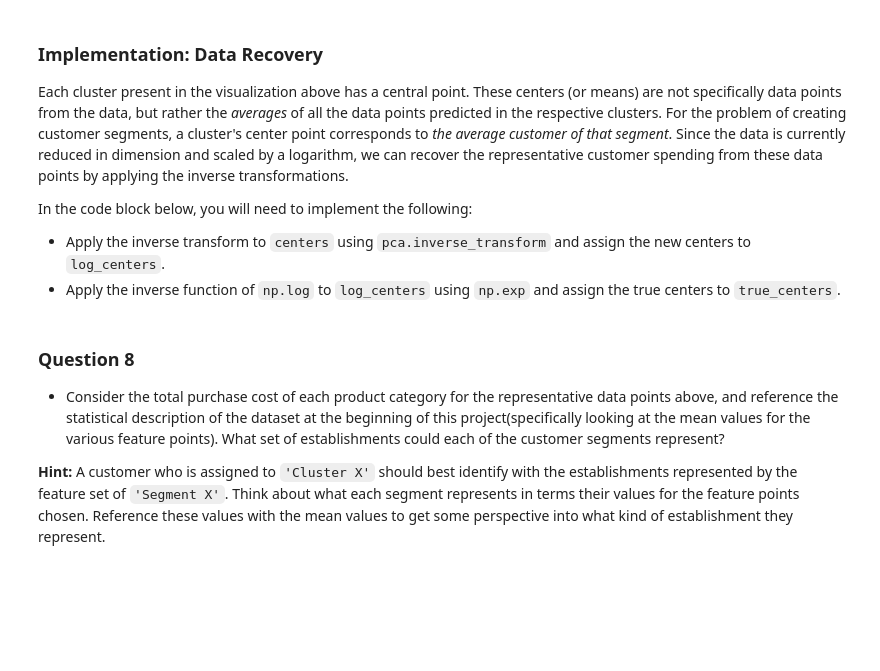
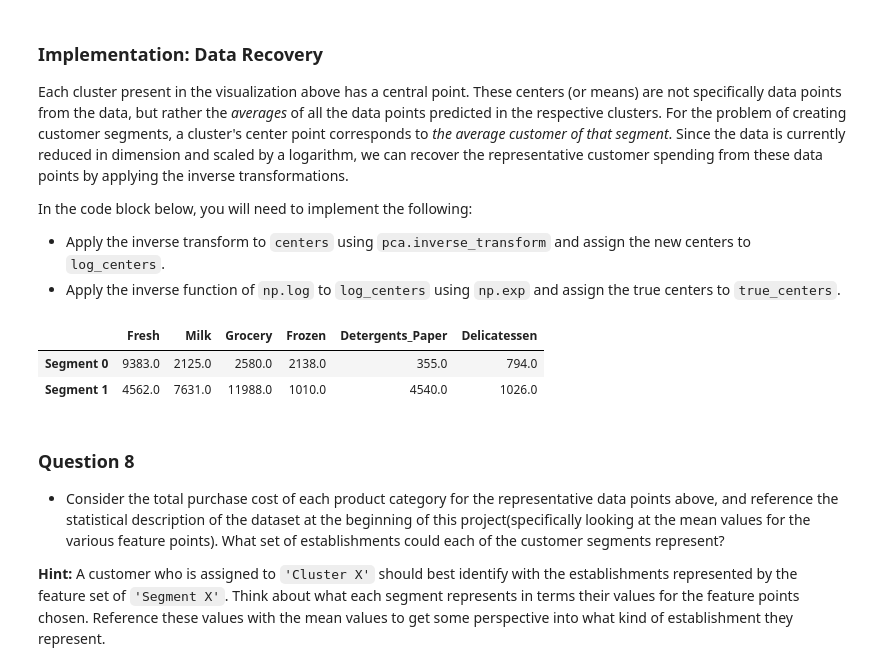
Before and after one commit to huli/mlnd, a Jupyter notebook: customer_segments/customer_segments.ipynb, the cells around one changed output. Drawn from its saved outputs; the diff is of its cells as text; code cells hidden in the pictures; blank space fills up the shorter version.

```diff
--- a/customer_segments/customer_segments.ipynb
+++ b/customer_segments/customer_segments.ipynb
@@ -554,21 +550,22 @@ In the code block below, you will need to implement the following:
    - Assign the silhouette score to `score` and print the result.
 # %%
 from sklearn.mixture import GaussianMixture
+from sklearn.metrics import silhouette_score
 
 # Apply your clustering algorithm of choice to the reduced data
-clusterer = GaussianMixture(n_components=4).fit(reduced_data)
+clusterer = GaussianMixture(n_components=2).fit(reduced_data)
 
 # Predict the cluster for each data point
-preds = clusterer.predict()
+preds = clusterer.predict(reduced_data)
 
 # Find the cluster centers
-centers = clusterer.cluster_centers_
+centers = clusterer.means_
 
 # Predict the cluster for each transformed sample data point
-sample_preds = clusterer.predict(samples)
+sample_preds = clusterer.predict(pca_samples)
 
-# TODO: Calculate the mean silhouette coefficient for the number of clusters chosen
-score = None
+# Calculate the mean silhouette coefficient for the number of clusters chosen
+score = silhouette_score(reduced_data, preds)
 # %% [markdown]
 ### Question 7
 
@@ -590,17 +597,21 @@ In the code block below, you will need to implement the following:
  - Apply the inverse transform to `centers` using `pca.inverse_transform` and assign the new centers to `log_centers`.
  - Apply the inverse function of `np.log` to `log_centers` using `np.exp` and assign the true centers to `true_centers`.
 # %%
-# TODO: Inverse transform the centers
-log_centers = None
+# Inverse transform the centers
+log_centers = pca.inverse_transform(centers)
 
-# TODO: Exponentiate the centers
-true_centers = None
+# Exponentiate the centers
+true_centers = np.exp(log_centers)
 
 # Display the true centers
 segments = ['Segment {}'.format(i) for i in range(0,len(centers))]
 true_centers = pd.DataFrame(np.round(true_centers), columns = data.keys())
 true_centers.index = segments
 display(true_centers)
+# %% [output]
+|  | Fresh | Milk | Grocery | Frozen | Detergents_Paper | Delicatessen |
+| Segment 0 | 9383.0 | 2125.0 | 2580.0 | 2138.0 | 355.0 | 794.0 |
+| Segment 1 | 4562.0 | 7631.0 | 11988.0 | 1010.0 | 4540.0 | 1026.0 |
 # %% [markdown]
 ### Question 8
 
```
Also changed, not shown: parts of 16 cells of this notebook.
